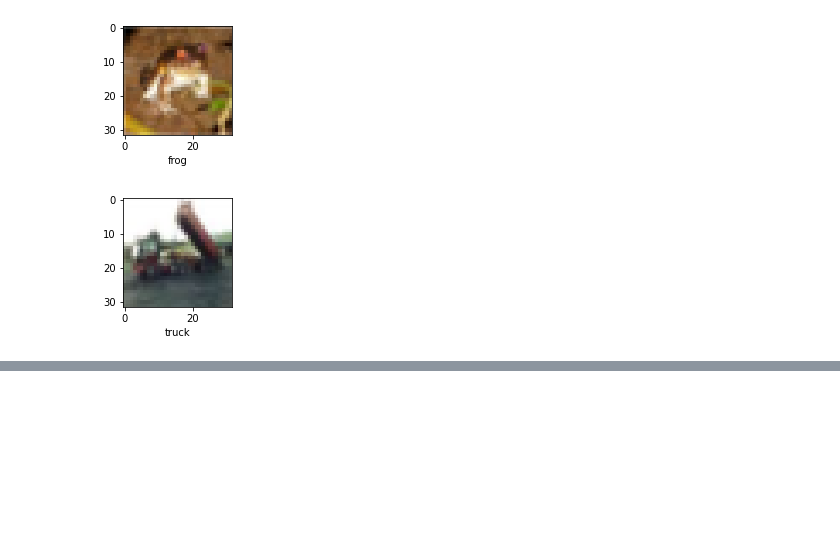
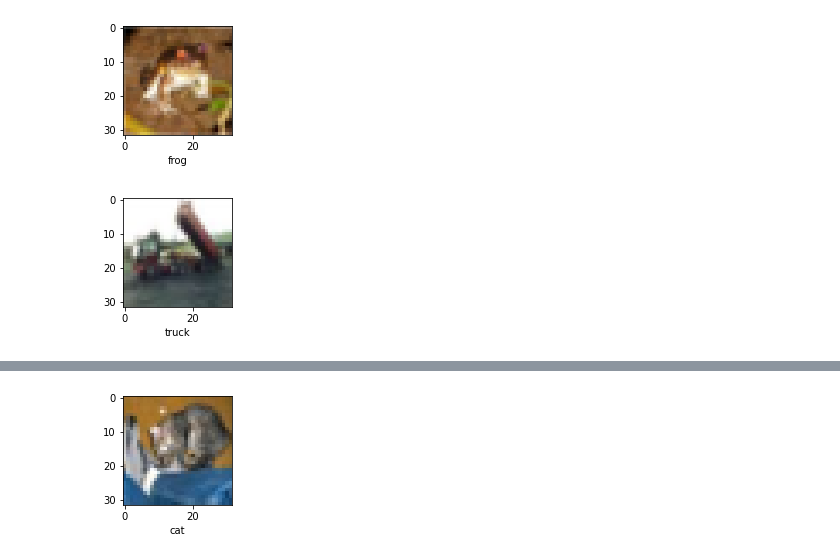
Before and after one commit to debianbaker/DeepLearning, a Jupyter notebook: cnn.ipynb, the cells around one changed output, grey strips where cells are left out. Cells and saved outputs as stored; diff of their text form; code cells hidden in the pictures; blank space fills up the shorter version.

```diff
--- a/cnn.ipynb
+++ b/cnn.ipynb
@@ -90,0 +65,6 @@ weighted avg       0.01      0.10      0.02     10000
+# %%
+cnn.compile(optimizer='adam',
+            loss='sparse_categorical_crossentropy',
+            metrics=['accuracy'])
+# %%
+cnn.fit(X_train, y_train, epochs = 15)
@@ -90,0 +81,2 @@ weighted avg       0.01      0.10      0.02     10000
+# %%
+y_pred = cnn.predict(X_test)
@@ -90,0 +116,4 @@ weighted avg       0.01      0.10      0.02     10000
+# %%
+plot_sample(X_test, y_classes, 0)
+# %% [output]
+[figure, added]
```
Also changed, not shown: parts of 14 cells of this notebook.
